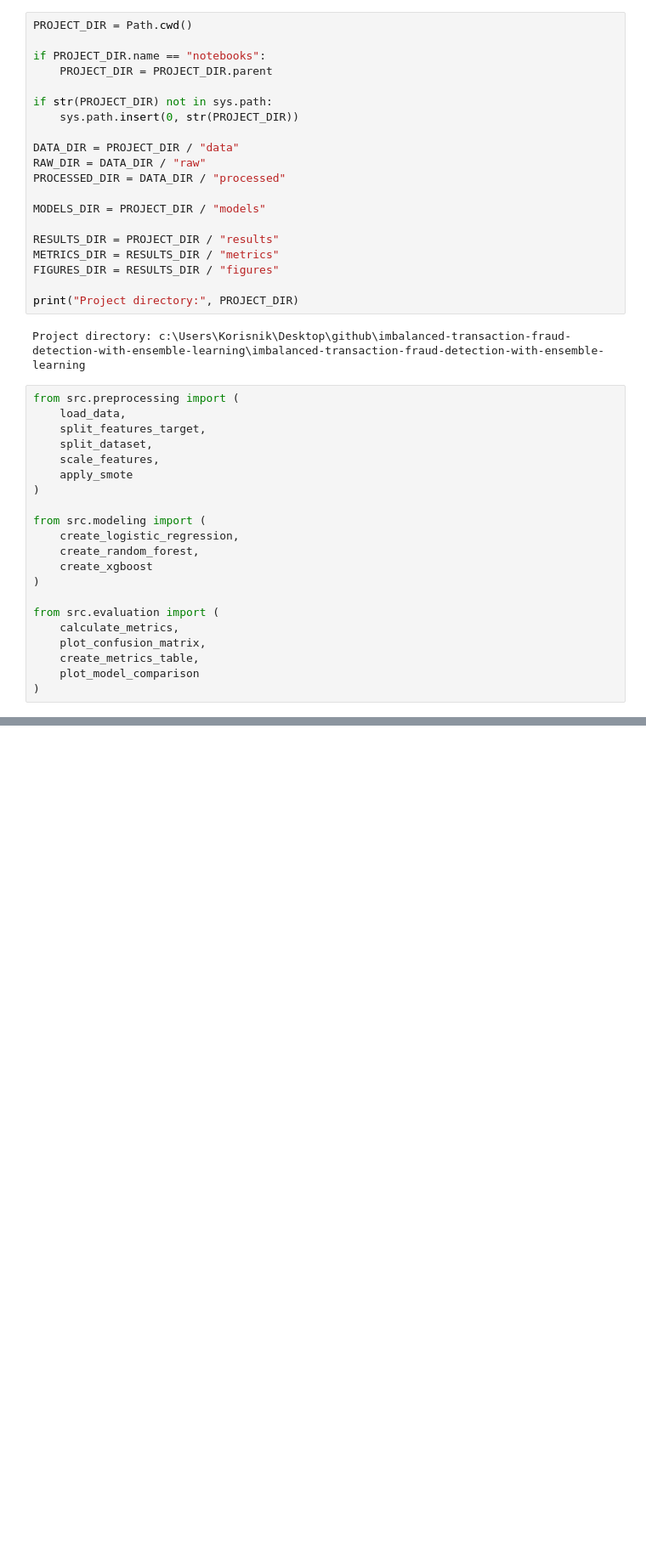
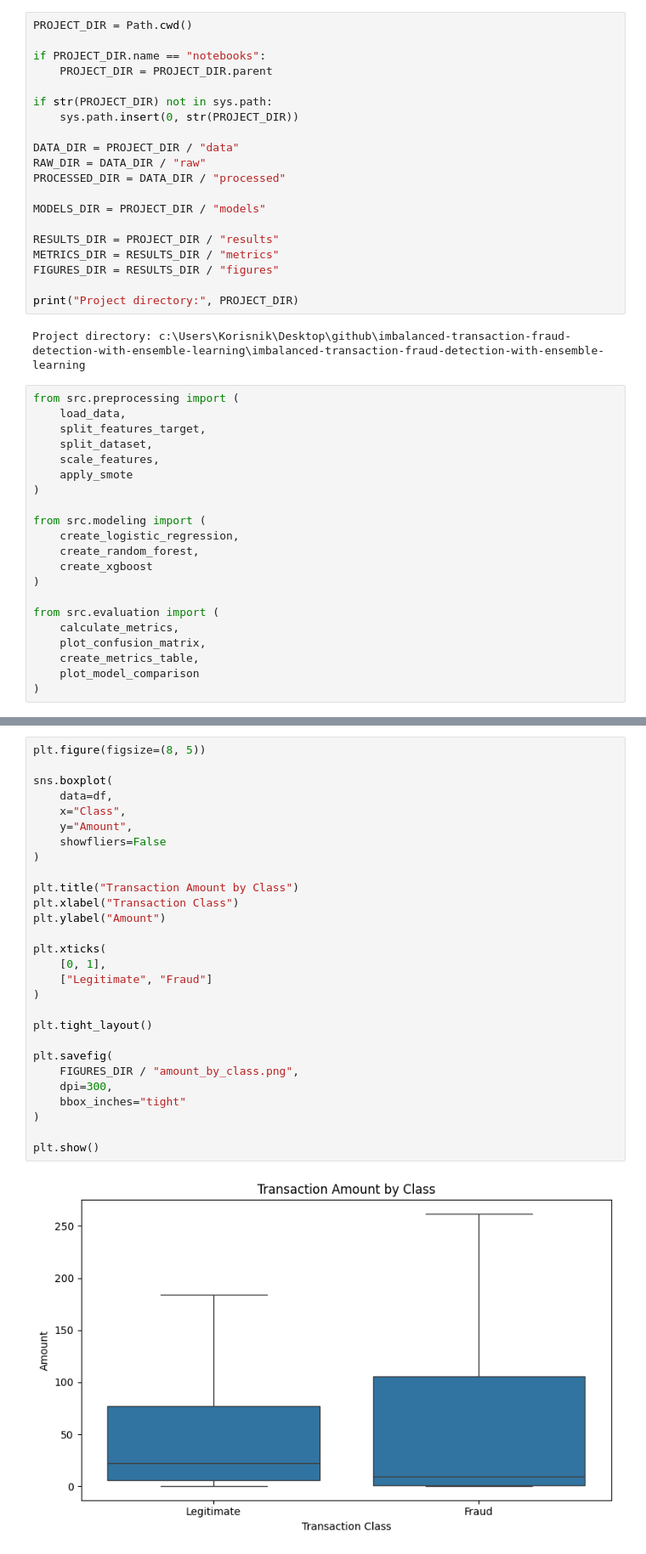
Before and after one commit to lanadanolic/imbalanced-transaction-fraud-detection-with-ensemble-learning, a Jupyter notebook: notebooks/fraud_detection_analysis.ipynb, the cells around one changed output, grey strips where cells are left out. Shown at 85% size. Saved outputs shown, nothing was run; the diff lists cells and outputs as text; blank space fills up the shorter version.

```diff
--- a/notebooks/fraud_detection_analysis.ipynb
+++ b/notebooks/fraud_detection_analysis.ipynb
@@ -51,0 +205,30 @@ from src.evaluation import (
+# %%
+plt.figure(figsize=(8, 5))
+
+sns.boxplot(
+    data=df,
+    x="Class",
+    y="Amount",
+    showfliers=False
+)
+
+plt.title("Transaction Amount by Class")
+plt.xlabel("Transaction Class")
+plt.ylabel("Amount")
+
+plt.xticks(
+    [0, 1],
+    ["Legitimate", "Fraud"]
+)
+
+plt.tight_layout()
+
+plt.savefig(
+    FIGURES_DIR / "amount_by_class.png",
+    dpi=300,
+    bbox_inches="tight"
+)
+
+plt.show()
+# %% [output]
+[figure, added]
```
Also changed, not shown: parts of 12 cells of this notebook, 2 other files.
